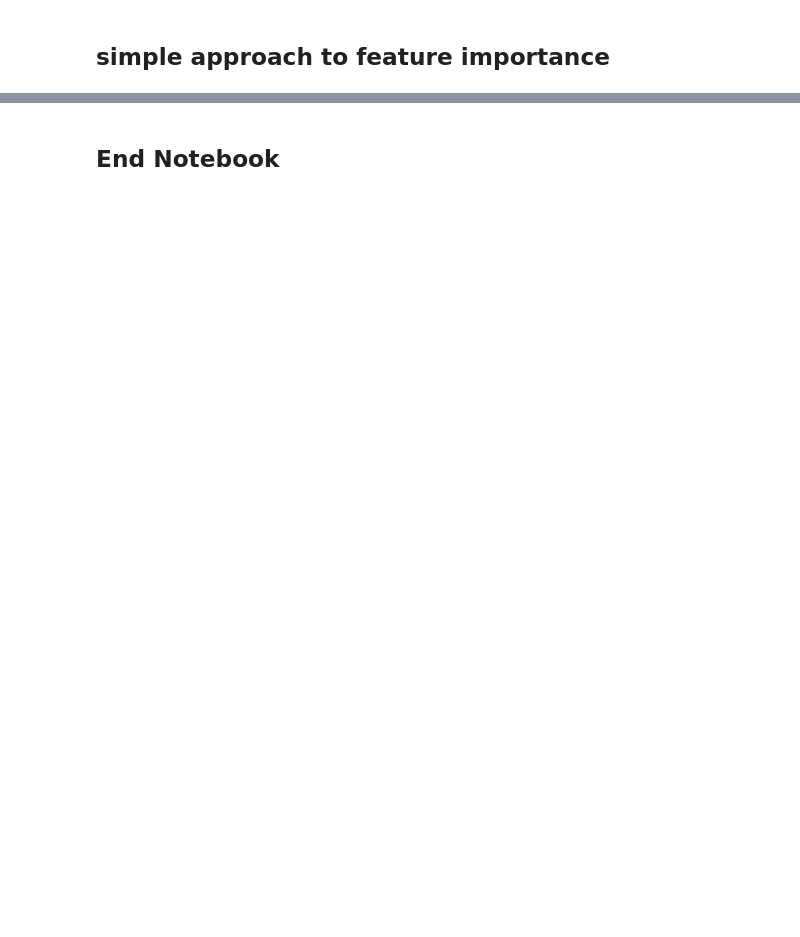
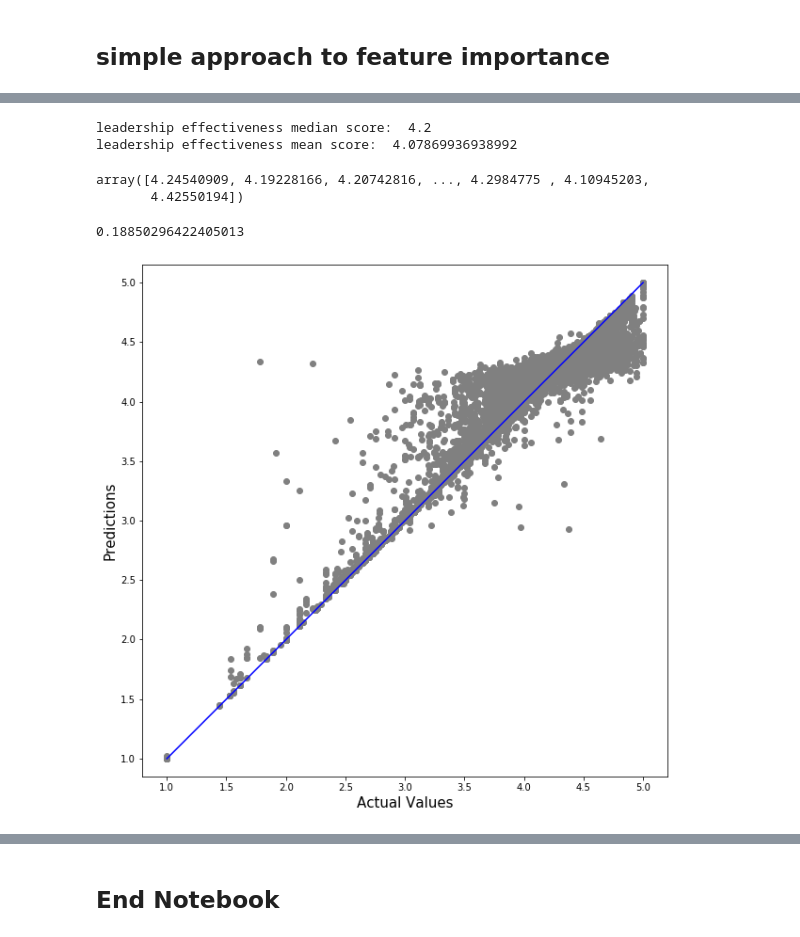
Before and after one commit to jam1245/projects, a Jupyter notebook: ml_survey/Regression_Clean.ipynb, the cells around one changed output, grey strips where cells are left out. Cells and saved outputs as stored; diff of their text form; code cells hidden in the pictures; blank space fills up the shorter version.

```diff
--- a/ml_survey/Regression_Clean.ipynb
+++ b/ml_survey/Regression_Clean.ipynb
@@ -273,0 +294,63 @@ Test accuracy score:  0.9777777777777777
+# %%
+print("leadership effectiveness median score: ", np.median(df_join.leader_effect_mean))
+print("leadership effectiveness mean score: ", np.mean(df_join.leader_effect_mean))
+
+
+data_reduce = df_join
+# %% [output]
+leadership effectiveness median score:  4.2
+leadership effectiveness mean score:  4.07869936938992
+# %%
+# drop nans if needed
+df_y = data_reduce #.dropna()
+
+
+df_X = df_y.drop(["leader_effect_mean"], axis=1)
+
+
+df_X = df_X.reset_index(drop=True) # reset index
+
+#df_X.head()
+# %%
+from sklearn.ensemble import RandomForestRegressor
+from sklearn.metrics import mean_squared_error
+
+X = np.array(df_X)
+
+y = np.array(df_y.leader_effect_mean) #iloc[:,1]) # terms
+#y = np.array(df_y.leader_cat)
+
+train_x_input, test_x_input, train_y_input, test_y_input = train_test_split(X, y,
+                                                                            test_size=0.20,
+                                                                            random_state=1)
+
+regr = RandomForestRegressor(n_jobs = -1, max_depth=20, bootstrap = 'true', min_samples_leaf = 3,
+                                               n_estimators=750, min_samples_split = 5, random_state= 2017)
+
+regr.fit(train_x_input, train_y_input)
+
+y_pred = regr.predict(test_x_input)
+y_pred
+# %% [output]
+array([4.24540909, 4.19228166, 4.20742816, ..., 4.2984775 , 4.10945203,
+       4.42550194])
+# %%
+rmse = np.sqrt(mean_squared_error(test_y_input, y_pred))
+rmse
+# %% [output]
+0.18850296422405013
+# %%
+plt.figure(figsize=(10,10))
+plt.scatter(test_y_input, y_pred, c='grey')
+#plt.yscale('log')
+#plt.xscale('log')
+
+p1 = max(max(y_pred), max(test_y_input))
+p2 = min(min(y_pred), min(test_y_input))
+plt.plot([p1, p2], [p1, p2], 'b-')
+plt.xlabel('Actual Values', fontsize=15)
+plt.ylabel('Predictions', fontsize=15)
+plt.axis('equal')
+plt.show()
+# %% [output]
+[figure, added]
```
Also changed, not shown: parts of 18 cells of this notebook.
